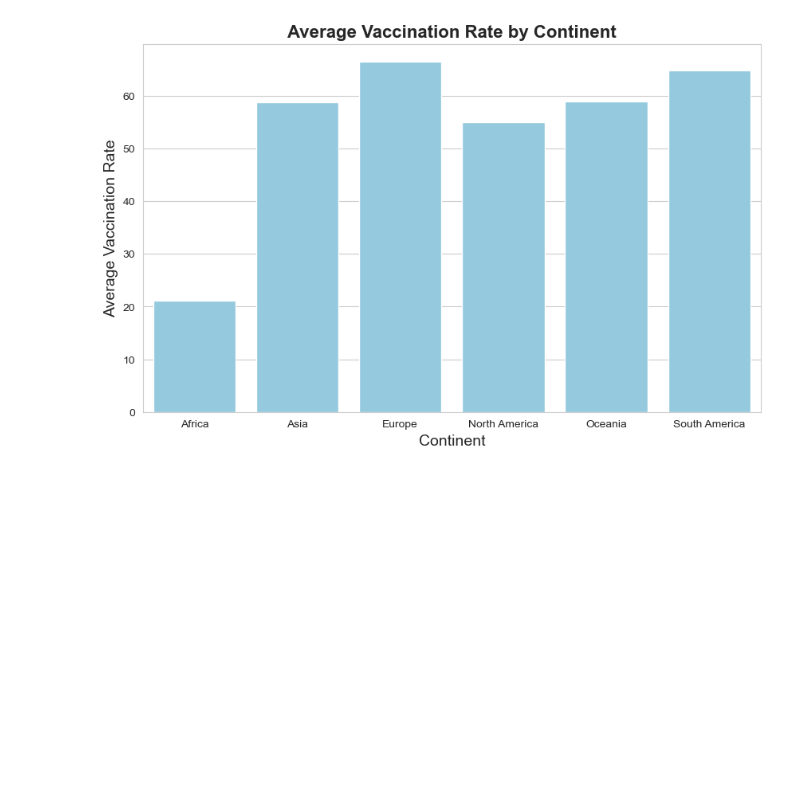
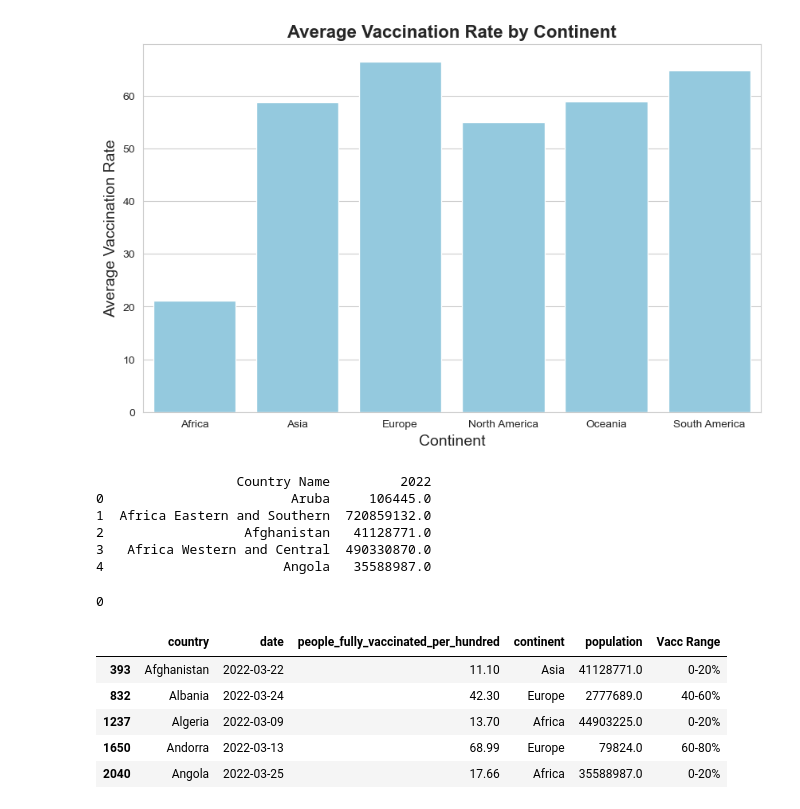
Before and after one commit to nishthaverma/covid-progress, a Jupyter notebook: analysis.ipynb, the cells around one changed output. Cells and saved outputs as stored; diff of their text form; code cells hidden in the pictures; blank space fills up the shorter version.

```diff
--- a/analysis.ipynb
+++ b/analysis.ipynb
@@ -121,3 +126,44 @@ plt.ylabel('Average Vaccination Rate', fontsize = 14)
 plt.show()
 # %% [output]
 [figure]
+# %%
+# integrating population data
+pop = pd.read_csv('populations.csv', skiprows = 4)
+print(pop.head())
+poplist = []
+count1 = 0
+count2 = 0
+for country in new_indices['country']:
+    if country in pop['Country Name'].values:
+        index = pop[pop['Country Name'] == country].index[0]
+        poplist.append(pop.at[index, '2022'])
+    else:
+        poplist.append(float('nan'))
+# %% [output]
+                  Country Name         2022
+0                        Aruba     106445.0
+1  Africa Eastern and Southern  720859132.0
+2                  Afghanistan   41128771.0
+3   Africa Western and Central  490330870.0
+4                       Angola   35588987.0
+# %%
+# setting column as poplist, cleaning data again
+new_indices['population'] = poplist
+cleaned_pop = new_indices[new_indices['population'].notna()]
+cleaned_pop['population'].isna().any().sum()
+# %% [output]
+0
+# %%
+# scatterplot showing trends between population distribution and vaccination rate
+bins = [0, 20, 40, 60, 80, 100]
+bin_labels = ['0-20%', '20-40%', '40-60%', '60-80%', '80-100%']
+cleaned_pop = pd.DataFrame(cleaned_pop)
+cleaned_pop['Vacc Range'] = pd.cut(cleaned_pop['people_fully_vaccinated_per_hundred'], bins=bins, labels=bin_labels)
+cleaned_pop.head()
+# %% [output]
+|  | country | date | people_fully_vaccinated_per_hundred | continent | population | Vacc Range |
+| 393 | Afghanistan | 2022-03-22 | 11.10 | Asia | 41128771.0 | 0-20% |
+| 832 | Albania | 2022-03-24 | 42.30 | Europe | 2777689.0 | 40-60% |
+| 1237 | Algeria | 2022-03-09 | 13.70 | Africa | 44903225.0 | 0-20% |
+| 1650 | Andorra | 2022-03-13 | 68.99 | Europe | 79824.0 | 60-80% |
+| 2040 | Angola | 2022-03-25 | 17.66 | Africa | 35588987.0 | 0-20% |
```
Also changed, not shown: parts of 8 cells of this notebook, 2 other files.
